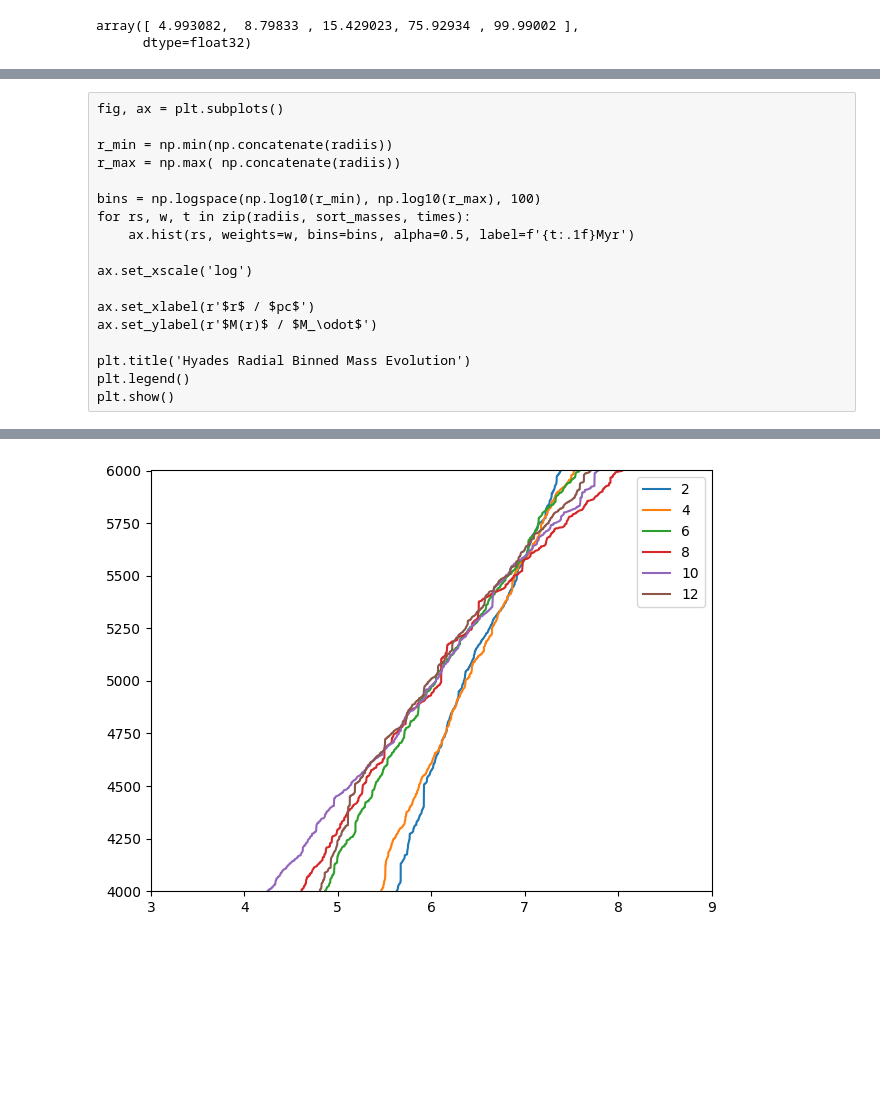
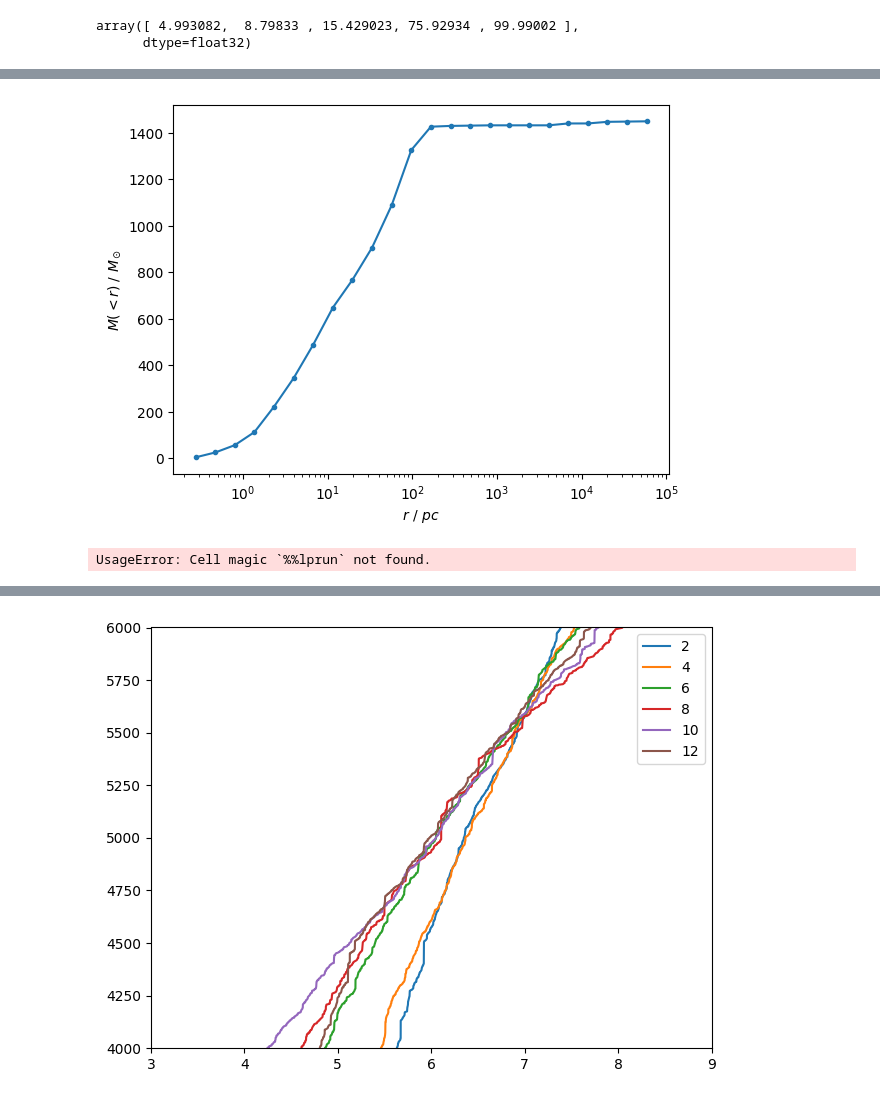
Before and after one commit to RSPicken2/stellar-streams, a Jupyter notebook: MassProfileAnalysis.ipynb, the cells around one changed output, grey strips where cells are left out. Drawn from its saved outputs; the diff is of its cells as text; code cells hidden in the pictures; blank space fills up the shorter version.

```diff
--- a/MassProfileAnalysis.ipynb
+++ b/MassProfileAnalysis.ipynb
@@ -239,27 +245,26 @@ array([ 4.993082,  8.79833 , 15.429023, 75.92934 , 99.99002 ],
+# %%
+rad_edges, mass_per_bin, cummass = find_mass_profile(x, y, z, m, com=None, bins=25, rmax=10**5)
+
+fig, ax = plt.subplots()
+
+ax.plot(rad_edges, cummass, marker='.')
+ax.set_xlabel(r'$r$ / $pc$')
+ax.set_ylabel(r'$M(<r)$ / $M_\odot$')
+
+ax.set_xscale('log')
+
+plt.show()
+# %% [output]
+[figure, added]
 # %%
+%%lprun -s cumulative
+
 times = [0,100,200,300,400,500]
 
 data, glob_df, Myr_per_Nbody = get_steps_at_times(hyades, times)
 
-
-mass_profiles = find_mass_profiles(data)
+mass_profiles = find_mass_profiles(data, rmax=10**3)
+# %% [output]
+UsageError: Cell magic `%%lprun` not found.
-# %% [raw]
-fig, ax = plt.subplots()
-
-r_min = np.min(np.concatenate(radiis))
-r_max = np.max( np.concatenate(radiis))
-
-bins = np.logspace(np.log10(r_min), np.log10(r_max), 100)
-for rs, w, t in zip(radiis, sort_masses, times):
-    ax.hist(rs, weights=w, bins=bins, alpha=0.5, label=f'{t:.1f}Myr')
-
-ax.set_xscale('log')
-
-ax.set_xlabel(r'$r$ / $pc$')
-ax.set_ylabel(r'$M(r)$ / $M_\odot$')
-
-plt.title('Hyades Radial Binned Mass Evolution')
-plt.legend()
-plt.show()
 # %%
 fig, ax = plt.subplots()
```
Also changed, not shown: parts of 8 cells of this notebook, 1 other file.
